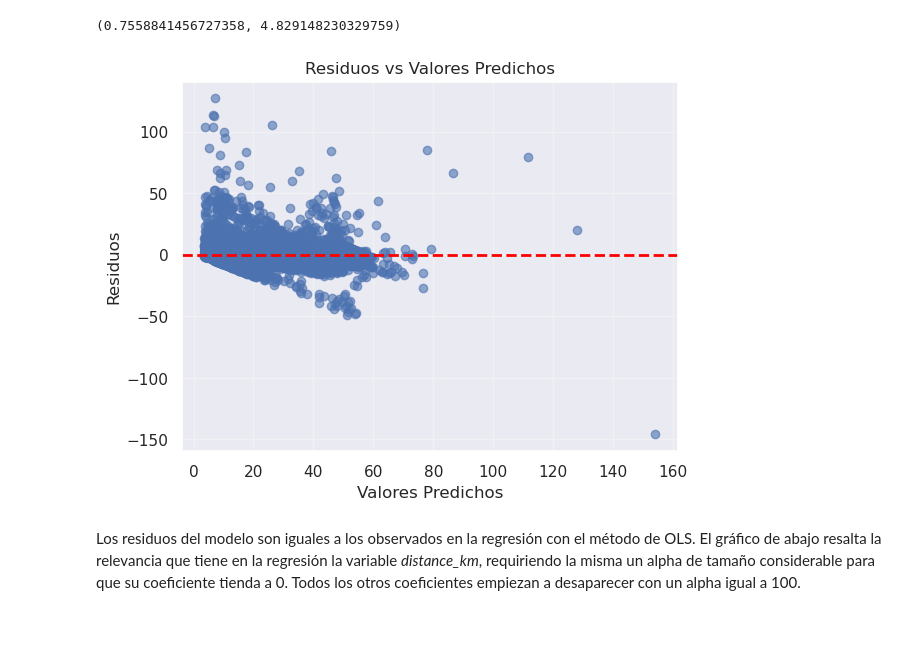
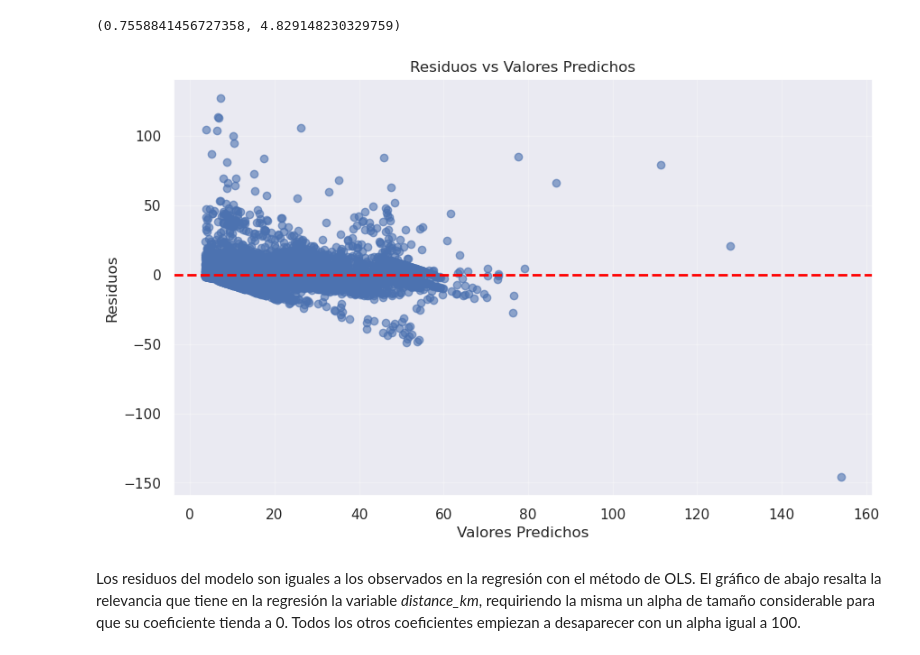
Before and after one commit to GenaCanciani/AA1-TUIA-2025C2-Canciani-Morales-Mancini, a Jupyter notebook: TP-Regresion-AA1-2025C1.ipynb, the cells around one changed output. Saved outputs shown, nothing was run; the diff lists cells and outputs as text; code cells hidden in the pictures; blank space fills up the shorter version.

```diff
--- a/TP-Regresion-AA1-2025C1.ipynb
+++ b/TP-Regresion-AA1-2025C1.ipynb
@@ -803,15 +805,16 @@ y_pred_ridge = pd.DataFrame(y_pred_ridge)
 # %%
 residuos_ridge = y_test - y_pred_ridge
 
 # Gráfico 1: Residuos vs Valores Predichos
+plt.figure(figsize=(10, 6))
 plt.scatter(y_pred_ridge, residuos_ridge, alpha=0.6)
 plt.axhline(y=0, color='red', linestyle='--', linewidth=2)
 plt.xlabel('Valores Predichos')
 plt.ylabel('Residuos')
 plt.title('Residuos vs Valores Predichos')
 plt.grid(True, alpha=0.3)
 # %% [output]
-[figure, old version]
+[figure, new version]
 # %% [markdown]
 Los residuos del modelo son iguales a los observados en la regresión con el método de OLS. El gráfico de abajo resalta la relevancia que tiene en la regresión la variable *distance_km*, requiriendo la misma un alpha de tamaño considerable para que su coeficiente tienda a 0. Todos los otros coeficientes empiezan a desaparecer con un alpha igual a 100.
 # %%
```
Also changed, not shown: parts of 8 cells of this notebook.
